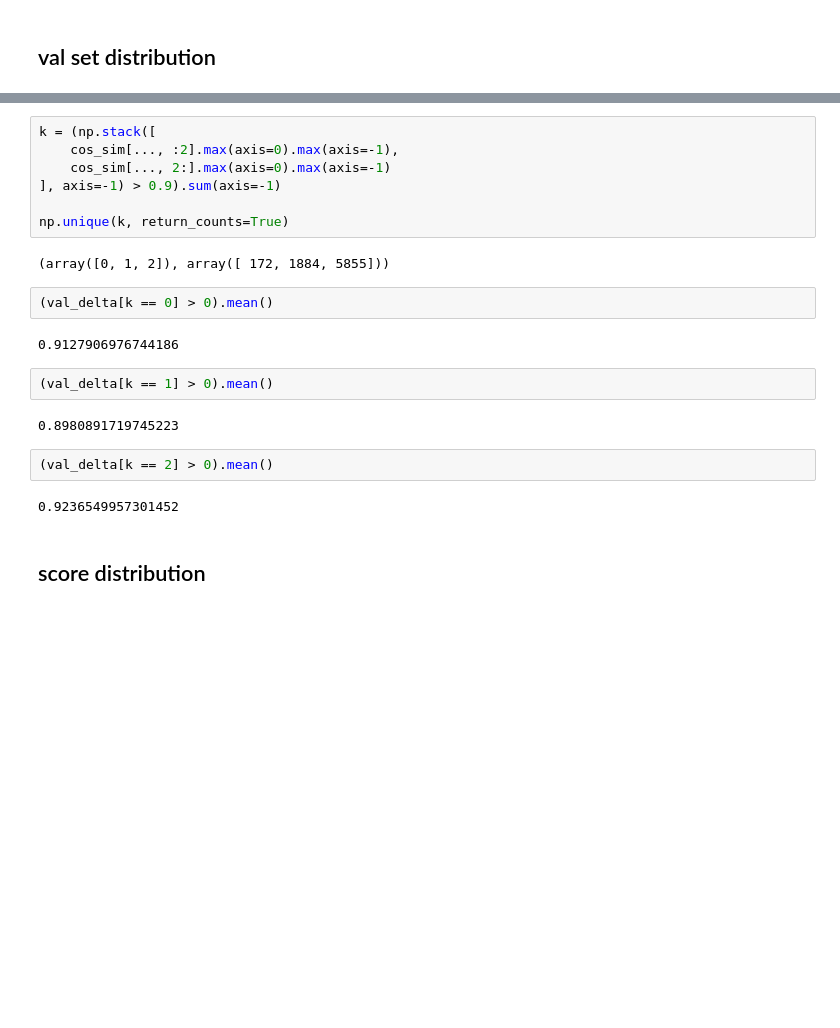
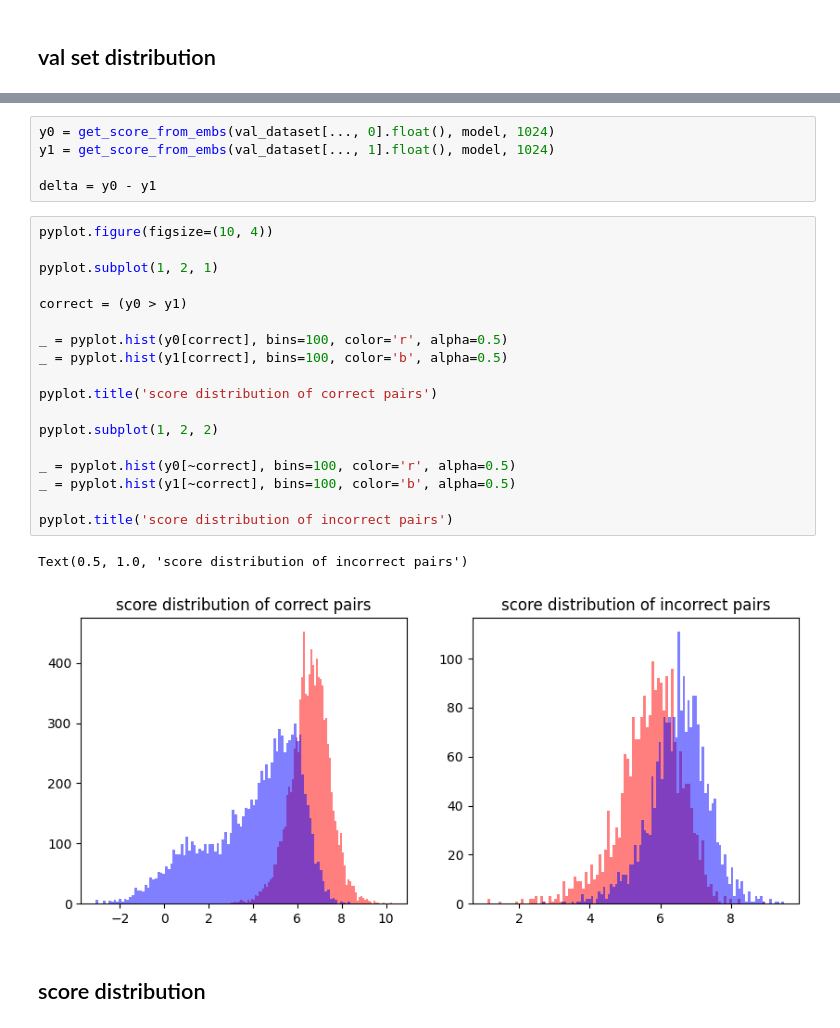
Before and after one commit to hanruijiang/txt2img, a Jupyter notebook: 004_rank_model-sentence-level.ipynb, the cells around one changed output, grey strips where cells are left out. Cells and saved outputs as stored; diff of their text form; blank space fills up the shorter version.

```diff
--- a/004_rank_model-sentence-level.ipynb
+++ b/004_rank_model-sentence-level.ipynb
@@ -406,24 +323,29 @@ cos_sim = np.stack([
-# %%
-k = (np.stack([
-    cos_sim[..., :2].max(axis=0).max(axis=-1),
-    cos_sim[..., 2:].max(axis=0).max(axis=-1)
-], axis=-1) > 0.9).sum(axis=-1)
-
-np.unique(k, return_counts=True)
-# %% [output]
-(array([0, 1, 2]), array([ 172, 1884, 5855]))
-# %%
-(val_delta[k == 0] > 0).mean()
-# %% [output]
-0.9127906976744186
-# %%
-(val_delta[k == 1] > 0).mean()
-# %% [output]
-0.8980891719745223
-# %%
-(val_delta[k == 2] > 0).mean()
-# %% [output]
-0.9236549957301452
+# %%
+y0 = get_score_from_embs(val_dataset[..., 0].float(), model, 1024)
+y1 = get_score_from_embs(val_dataset[..., 1].float(), model, 1024)
+
+delta = y0 - y1
+# %%
+pyplot.figure(figsize=(10, 4))
+
+pyplot.subplot(1, 2, 1)
+
+correct = (y0 > y1)
+
+_ = pyplot.hist(y0[correct], bins=100, color='r', alpha=0.5)
+_ = pyplot.hist(y1[correct], bins=100, color='b', alpha=0.5)
+
+pyplot.title('score distribution of correct pairs')
+
+pyplot.subplot(1, 2, 2)
+
+_ = pyplot.hist(y0[~correct], bins=100, color='r', alpha=0.5)
+_ = pyplot.hist(y1[~correct], bins=100, color='b', alpha=0.5)
+
+pyplot.title('score distribution of incorrect pairs')
+# %% [output]
+Text(0.5, 1.0, 'score distribution of incorrect pairs')
+[figure, added]
 # %% [markdown]
 ## score distribution
 # %%
```
Also changed, not shown: parts of 38 cells of this notebook, 12 other files.
